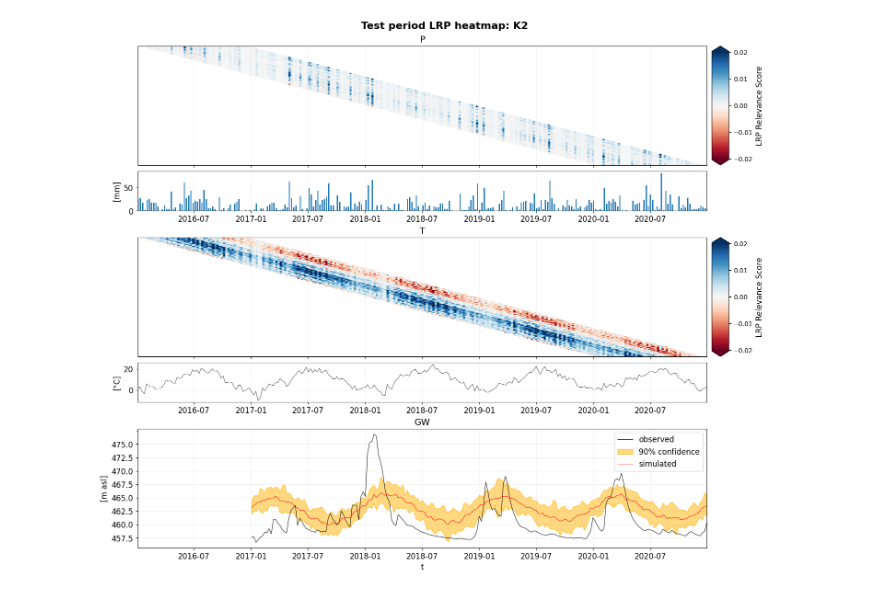
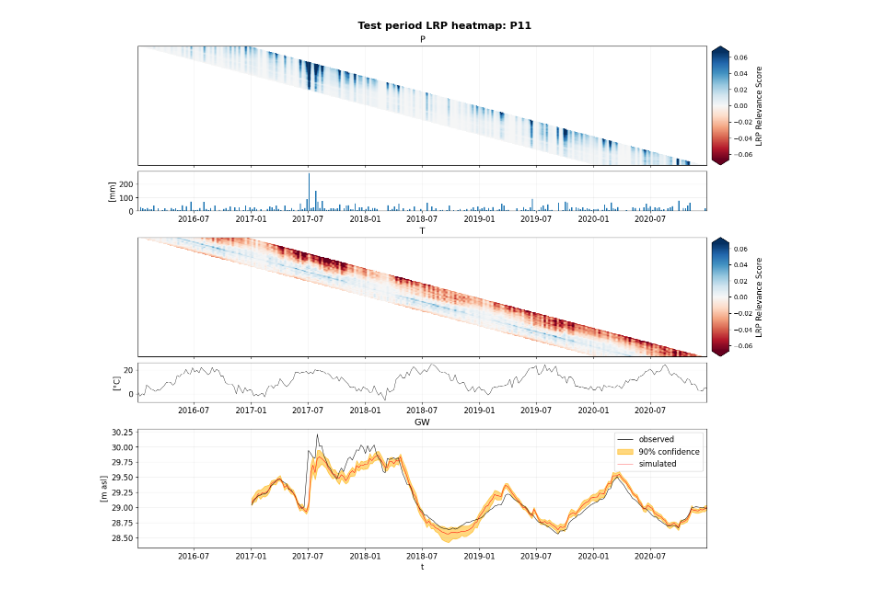
Before and after one commit to AndreasWunsch/influence-of-seasons-on-low-GW-periods, a Jupyter notebook: 03_evaluate_make_heatmaps.ipynb, the cells around one changed output. Drawn from its saved outputs; the diff is of its cells as text; code cells hidden in the pictures.

Commit message:
finalize heatmap notebook

```diff
--- a/03_evaluate_make_heatmaps.ipynb
+++ b/03_evaluate_make_heatmaps.ipynb
@@ -68,7 +68,7 @@ def shiftedColorMap_single(cmap, start=0, midpoint=0.5, stop=1.0, name='shiftedc
 
 well_list = pd.read_csv("./locations.csv",sep=';',header = 0,encoding = 'Latin1')
 
-for loc in [0]:#range(well_list.shape[0]):
+for loc in [15]:#range(well_list.shape[0]):
 
     ID = well_list.alias[loc]
     print(ID+": "+str(loc))
@@ -91,7 +91,7 @@ for loc in [0]:#range(well_list.shape[0]):
     sim_mean = np.nanmean(sim_members,axis = 1)
     sim_uncertainty = [np.quantile(sim_members, 0.05, axis=1),np.quantile(sim_members, 0.95, axis=1)]
 
-    #%% imshow shifted, full time series
+    #prepare data for plotting
 
     analysis_reshaped = np.zeros(shape=(data_investigate.shape[0],data_investigate.shape[0]+seqlength,2))
     analysis_reshaped[:]=np.nan
@@ -100,90 +100,8 @@ for loc in [0]:#range(well_list.shape[0]):
         analysis_reshaped[i,i:i+seqlength,0] = analysis[i,:,0]
         analysis_reshaped[i,i:i+seqlength,1] = analysis[i,:,1]
 
-    titles=['P','T']
-    date_format = matplotlib.dates.DateFormatter('')
-    x_lims = [data_investigate_ext.index[0],data_investigate_ext.index[-1]]
-    x_lims = matplotlib.dates.date2num(x_lims)
-    y_lims = [analysis_reshaped.shape[0]-0.5, -0.5]
 
-
-    # fig = plot.figure(constrained_layout=True,figsize=(15,12))
-
-    # gs = fig.add_gridspec(11, 1)
-    # ax0 = fig.add_subplot(gs[0:3, 0]) #P analysis
-    # ax1 = fig.add_subplot(gs[3, 0]) # P inputs
-    # ax2 = fig.add_subplot(gs[4:7, 0]) # T analysis
-    # ax3 = fig.add_subplot(gs[7, 0]) # T inputs
-    # ax4 = fig.add_subplot(gs[8:11, 0]) # GWL
-
-    # vmin = -3*np.nanstd(analysis.squeeze())#np.nanmin(analysis.squeeze())
-    # vmax = 3*np.nanstd(analysis.squeeze())#np.nanmax(analysis.squeeze())
-    # cmap = matplotlib.cm.get_cmap('RdBu')
-    # # cmap = matplotlib.cm.get_cmap("seismic_r")
-    # mid = 1 - vmax / (vmax + abs(vmin))
-    # cmap1 = shiftedColorMap_single(cmap, midpoint=mid, name='shifted')
-
-    # im = ax0.imshow(analysis_reshaped[:,:,0],aspect='auto',cmap=cmap1,vmin = vmin, vmax = vmax,extent=[x_lims[0],x_lims[1],y_lims[0],y_lims[1]])
-    # ax0.xaxis_date()
-    # ax0.xaxis.set_major_formatter(date_format)
-    # ax0.grid(alpha=0.2)
-    # ax0.set_title(titles[0])
-    # ax0.set_yticks([])
-    # cbar = fig.colorbar(im, ax=ax0,aspect=7, anchor=(5,0.5), extend='both')
-    # cbar.set_label(label="LRP Relevance Score",rotation=90)
-
-    # ax1.bar(data_investigate_ext.index,data_investigate_ext['P'],width=4,align='edge')
-    # ax1.set_xlim([data_investigate_ext.index[0],data_investigate_ext.index[-1]])
-    # ax1.grid(alpha=0.2)
-    # ax1.set_ylabel('[mm]')
-
-    # im = ax2.imshow(analysis_reshaped[:,:,1],aspect='auto',cmap=cmap1,vmin = vmin, vmax = vmax,extent=[x_lims[0],x_lims[1],y_lims[0],y_lims[1]])
-    # ax2.xaxis_date()
-    # ax2.xaxis.set_major_formatter(date_format)
-    # ax2.grid(alpha=0.2)
-    # ax2.set_title(titles[1])
-    # # ax2.set_xticks([])
-    # ax2.set_yticks([])
-    # cbar = fig.colorbar(im, ax=ax2,aspect=7, anchor=(5,0.5), extend='both')
-    # cbar.set_label(label="LRP Relevance Score",rotation=90)
-
-    # ax3.plot(data_investigate_ext.index,data_investigate_ext['T'],color='k',linewidth=0.5)
-    # ax3.set_xlim([data_investigate_ext.index[0],data_investigate_ext.index[-1]])
-    # ax3.grid(alpha=0.2)
-    # ax3.set_ylabel('[°C]')
-
-    # ax4.plot(data_investigate.index,data_investigate.GWL,color='k',label='observed',linewidth=0.7)
-    # ax4.set_xlim([data_investigate_ext.index[0],data_investigate.index[-1]])
-    # ax4.set_title('GW')
-    # lb = sim_uncertainty[0]
-    # ub = sim_uncertainty[1]
-    # ax4.fill_between(data_investigate.index, lb,
-    #             ub, facecolor = (1,0.7,0,0.5),
-    #             label ='90% confidence',linewidth = 1,
-    #             edgecolor = (1,0.7,0,0.7))
-    # ax4.plot(data_investigate.index,sim_mean,color='r',label='simulated',linewidth=0.7)
-
-    # ax4.grid(alpha=0.2)
-    # ax4.set_ylabel('[m asl]')
-    # ax4.set_xlabel('t')
-    # ax4.legend(fontsize=12)
-
-    # # ax_grid = fig.add_subplot(111, zorder=-1)
-    # # for _, spine in ax_grid.spines.items():
-    # #     spine.set_visible(False)
-    # # ax_grid.tick_params(labelleft=False, labelbottom=False, left=False, right=False )
-    # # ax_grid.get_shared_x_axes().join(ax_grid,ax4)
-    # # ax_grid.grid(axis="x")
-
-
-
-    # fig.suptitle(ID, fontsize=16)
-    # # plot.savefig('./heatmaps/'+ID+'_full_length.png',dpi=600,bbox_inches='tight')
-    # plot.rc("pdf", fonttype=42)
-    # plot.savefig('./heatmaps/'+ID+'_full_length.png',dpi=600,bbox_inches='tight')
-    # plot.show()
-
-    #%% imshow shifted, section
+    #%% plot only test set / select subset
     import datetime as dt
     start = dt.datetime(2017,1,1)
     end =dt.datetime(2020,12,31)
@@ -207,6 +125,7 @@ for loc in [0]:#range(well_list.shape[0]):
         analysis_reshaped_[i,i:i+seqlength,1] = analysis_[i,:,1]
 
 
+    # make plot
     titles=['P','T']
     date_format = matplotlib.dates.DateFormatter('')
     x_lims = [data_investigate_ext_.index[0],data_investigate_ext_.index[-1]]
@@ -222,8 +141,8 @@ for loc in [0]:#range(well_list.shape[0]):
     ax3 = fig.add_subplot(gs[7, 0]) # T inputs
     ax4 = fig.add_subplot(gs[8:11, 0]) # GWL
 
-    vmin = -3*np.nanstd(analysis_.squeeze())#np.nanmin(analysis_.squeeze())
-    vmax = 3*np.nanstd(analysis_.squeeze())#np.nanmax(analysis_.squeeze())
+    vmin = -3*np.nanstd(analysis_.squeeze())
+    vmax = 3*np.nanstd(analysis_.squeeze())
     cmap = matplotlib.cm.get_cmap('RdBu')
     # cmap = matplotlib.cm.get_cmap("seismic_r")
     mid = 1 - vmax / (vmax + abs(vmin))
@@ -242,7 +161,6 @@ for loc in [0]:#range(well_list.shape[0]):
     ax0.set_yticklabels(templabel,fontsize=12)
     templabel=ax0.get_xticklabels()
     ax0.set_xticklabels(templabel,fontsize=12)
-
 
     ax1.bar(data_investigate_ext_.index,data_investigate_ext_['P'],width=4,align='edge')
     ax1.set_xlim([data_investigate_ext_.index[0],data_investigate_ext_.index[-1]])
@@ -265,7 +183,6 @@ for loc in [0]:#range(well_list.shape[0]):
     ax2.set_yticklabels(templabel,fontsize=12)
     templabel=ax2.get_xticklabels()
     ax2.set_xticklabels(templabel,fontsize=12)
-
 
     ax3.plot(data_investigate_ext_.index,data_investigate_ext_['T'],color='k',linewidth=0.5)
     ax3.set_xlim([data_investigate_ext_.index[0],data_investigate_ext_.index[-1]])
@@ -297,8 +214,7 @@ for loc in [0]:#range(well_list.shape[0]):
     ax4.set_xticklabels(templabel,fontsize=12)
 
     fig.suptitle('Test period LRP heatmap: '+ID, fontsize=16,fontweight='bold')
-    # plot.savefig('./heatmaps/'+ID+'_from_'+str(start)[:10]+'_to_'+str(end)[:10]+'.png',dpi=600,bbox_inches='tight')
-    plot.rc("pdf", fonttype=42)
+    # plot.rc("pdf", fonttype=42)
     plot.savefig('./Results_XAI/heatmaps/'+ID+'_from_'+str(start)[:10]+'_to_'+str(end)[:10]+'.png',dpi=600,bbox_inches='tight')
     plot.show()
 # %% [output]
@@ -306 +222 @@ K2: 0
-[figure, old version]
+[figure, new version]
```
Also changed, not shown: parts of 1 cell of this notebook.
